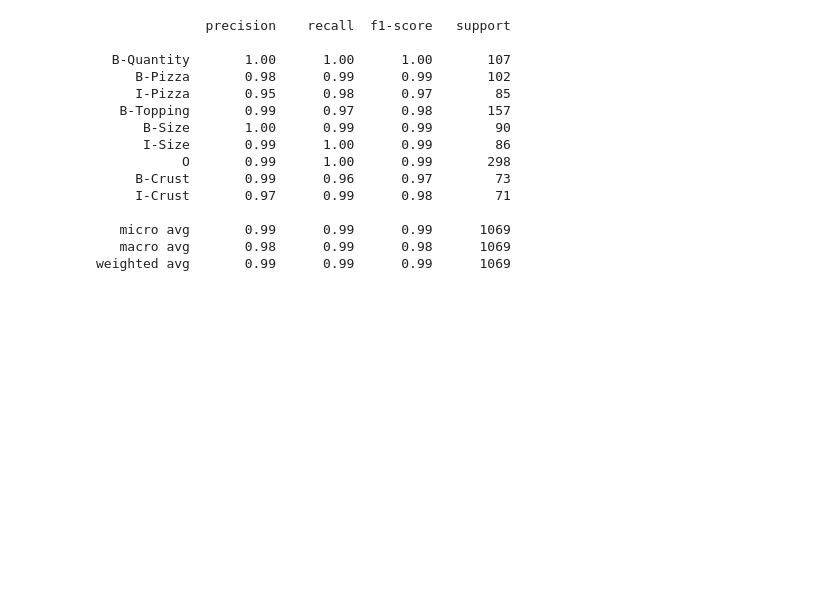
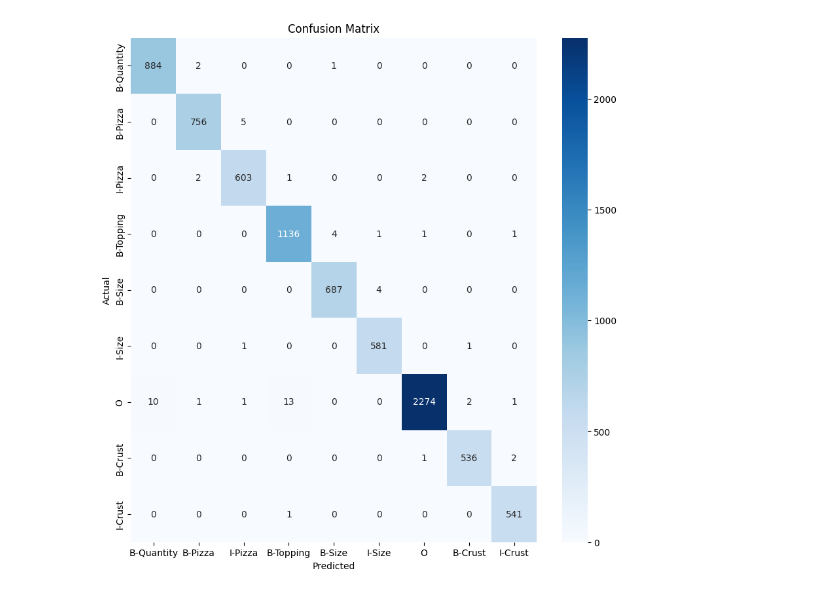
Before and after one commit to trquoctoann/GraduationThesis.Chatbot, a Jupyter notebook: notebooks/EntityRecognition_TrainExperimentalModelWith5Entity_20240330.ipynb, the cells around one changed output. Drawn from its saved outputs; the diff is of its cells as text; code cells hidden in the pictures; blank space fills up the shorter version.

```diff
--- a/notebooks/EntityRecognition_TrainExperimentalModelWith5Entity_20240330.ipynb
+++ b/notebooks/EntityRecognition_TrainExperimentalModelWith5Entity_20240330.ipynb
@@ -19,6 +25,7 @@ class PizzaOrderCRFModel:
             max_iterations=100,
             all_possible_transitions=True
         )
+        self.labels = ['B-Quantity', 'B-Pizza', 'I-Pizza', 'B-Topping', 'B-Size', 'I-Size', 'O', 'B-Crust', 'I-Crust']
 
     def word2features(self, sentence, i):
         word = sentence[i]
@@ -80,7 +87,7 @@ class PizzaOrderCRFModel:
         y_test_flat = list(chain.from_iterable(y_test))
         y_pred_flat = list(chain.from_iterable(y_pred))
 
-        labels = ['B-Quantity', 'B-Pizza', 'I-Pizza', 'B-Topping', 'B-Size', 'I-Size', 'O', 'B-Crust', 'I-Crust']
+
         print(classification_report(y_test_flat, y_pred_flat, labels=labels, target_names=labels))
 
     def process_sentence(self, sentence):
@@ -158,28 +165,64 @@ class PizzaOrderCRFModel:
     def save_model(self, file_path):
         dump(self.model, file_path)
 
+    def evaluate(self, test_data, evaluation_type):
+        if evaluation_type == 'confusion_matrix':
+            self._confusion_matrix(test_data)
+        elif evaluation_type == 'classification_report':
+            self._classification_report(test_data)
+        else:
+            raise ValueError("Unsupported evaluation type. Supported types are 'confusion_matrix' and 'classification_report'.")
+
+    def _confusion_matrix(self, test_data):
+        y_test, y_pred = self._get_predictions(test_data)
+        cm = confusion_matrix(y_test, y_pred, labels=self.labels)
+        fig, ax = plt.subplots(figsize=(10, 10))
+        sns.heatmap(cm, annot=True, fmt='d', ax=ax, cmap="Blues", xticklabels=self.labels, yticklabels=self.labels)
+        plt.ylabel('Actual')
+        plt.xlabel('Predicted')
+        plt.title('Confusion Matrix')
+        plt.show()
+
+    def _classification_report(self, test_data):
+        y_test, y_pred = self._get_predictions(test_data)
+        report = classification_report(y_test, y_pred, labels=self.labels, output_dict=True)
+
+        # Chuyển từ điển thành DataFrame
+        report_df = pd.DataFrame(report).transpose()
+
+        # Loại bỏ hàng 'accuracy' vì nó không phải là một lớp
+        report_df = report_df.drop('accuracy', errors='ignore')
+
+        # Reset index để 'support' trở thành một cột, không phải là index
+        report_df = report_df.reset_index().rename(columns={'index': 'class'})
+
+        # Vẽ biểu đồ
+        report_df_melted = report_df.melt(id_vars=["class"], value_vars=["precision", "recall", "f1-score"],
+                                        var_name="Metric", value_name="Score")
+        plt.figure(figsize=(10, 6))
+        sns.barplot(x="Score", y="class", hue="Metric", data=report_df_melted)
+        plt.title('Classification Report')
+        plt.show()
+
+    def _get_predictions(self, test_data):
+        X_test = [self.sentence_features(s[0]) for s in data]
+        y_test = [self.sentence_labels(s[1]) for s in data]
+        y_pred = self.model.predict(X_test)
+
+        y_test_flat = list(chain.from_iterable(y_test))
+        y_pred_flat = list(chain.from_iterable(y_pred))
+
+        return y_test_flat, y_pred_flat
+
 model = PizzaOrderCRFModel()
 data = model.load_data_from_json('../data/labeled/entity/order/data_20240331.json')
 train_data, test_data = train_test_split(data, test_size=0.2, random_state=42)
 model.train(train_data)
-model.evaluate(test_data)
 model.save_model("homie.h5")
-# %% [output]
-              precision    recall  f1-score   support
-
-  B-Quantity       1.00      1.00      1.00       107
-     B-Pizza       0.98      0.99      0.99       102
-     I-Pizza       0.95      0.98      0.97        85
-   B-Topping       0.99      0.97      0.98       157
-      B-Size       1.00      0.99      0.99        90
-      I-Size       0.99      1.00      0.99        86
-           O       0.99      1.00      0.99       298
-     B-Crust       0.99      0.96      0.97        73
-     I-Crust       0.97      0.99      0.98        71
-
-   micro avg       0.99      0.99      0.99      1069
-   macro avg       0.98      0.99      0.98      1069
-weighted avg       0.99      0.99      0.99      1069
+# %%
+model.evaluate(test_data, 'confusion_matrix')
+# %% [output]
+[figure, added]
 # %%
 def read_tokenize_dictionary(dictionary_path="utils/tokenize_dictionary.json"):
     with open(dictionary_path, 'r', encoding="utf-8") as file:
```
Also changed, not shown: parts of 6 cells of this notebook, 4 other files.
